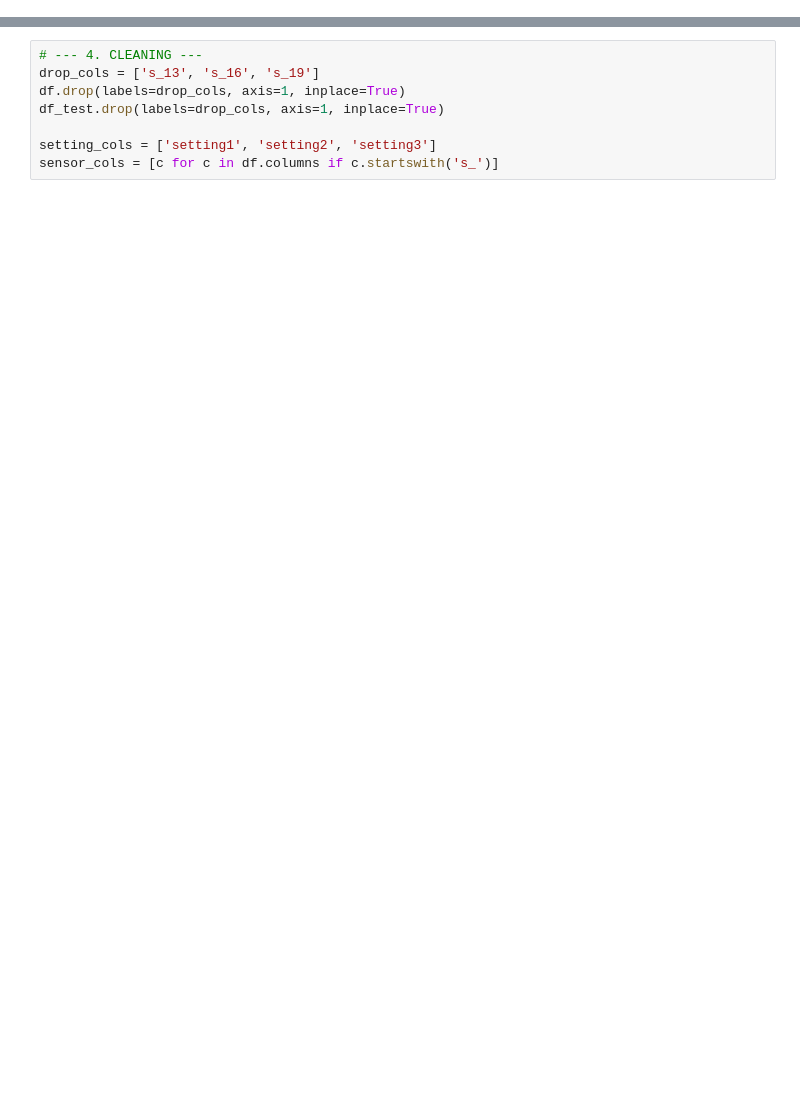
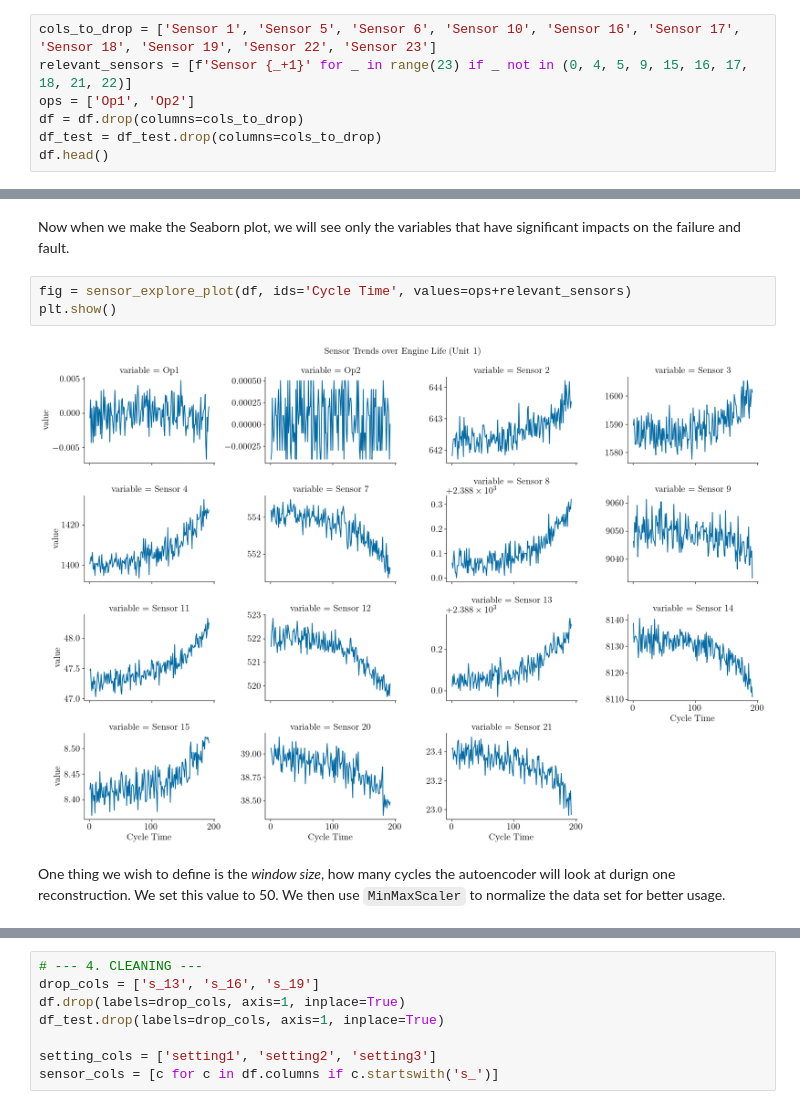
Before and after one commit to RandomKiddo/HackAI2026, a Jupyter notebook: src/Project.ipynb, the cells around one changed output, grey strips where cells are left out. Drawn from its saved outputs; the diff is of its cells as text; blank space fills up the shorter version.

```diff
--- a/src/Project.ipynb
+++ b/src/Project.ipynb
@@ -21,0 +75,7 @@ HEALTHY_RUL_THRESHOLD = 125 # Cycles before failure where degradation typically
+# %%
+cols_to_drop = ['Sensor 1', 'Sensor 5', 'Sensor 6', 'Sensor 10', 'Sensor 16', 'Sensor 17', 'Sensor 18', 'Sensor 19', 'Sensor 22', 'Sensor 23']
+relevant_sensors = [f'Sensor {_+1}' for _ in range(23) if _ not in (0, 4, 5, 9, 15, 16, 17, 18, 21, 22)]
+ops = ['Op1', 'Op2']
+df = df.drop(columns=cols_to_drop)
+df_test = df_test.drop(columns=cols_to_drop)
+df.head()
@@ -21,0 +89,9 @@ HEALTHY_RUL_THRESHOLD = 125 # Cycles before failure where degradation typically
+# %% [markdown]
+Now when we make the Seaborn plot, we will see only the variables that have significant impacts on the failure and fault.
+# %%
+fig = sensor_explore_plot(df, ids='Cycle Time', values=ops+relevant_sensors)
+plt.show()
+# %% [output]
+[figure, added]
+# %% [markdown]
+One thing we wish to define is the *window size*, how many cycles the autoencoder will look at durign one reconstruction. We set this value to 50. We then use `MinMaxScaler` to normalize the data set for better usage.
```
Also changed, not shown: parts of 84 cells of this notebook, 8 other files.
